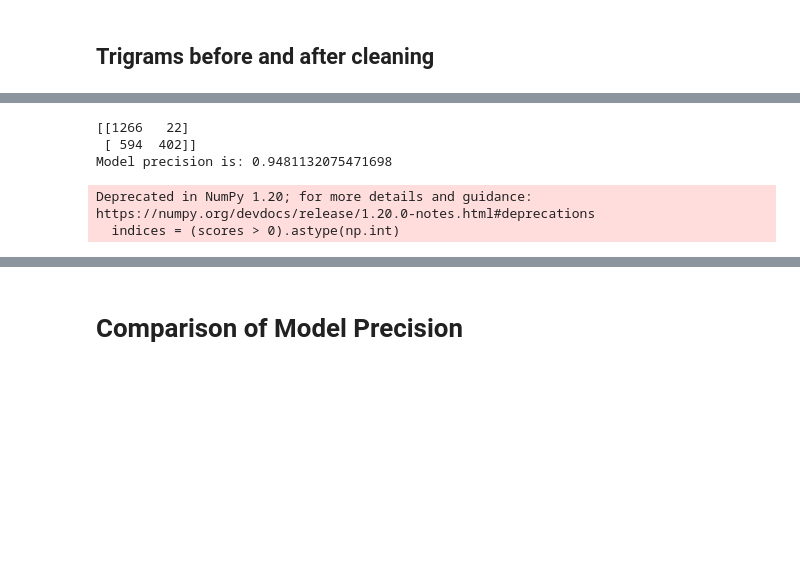
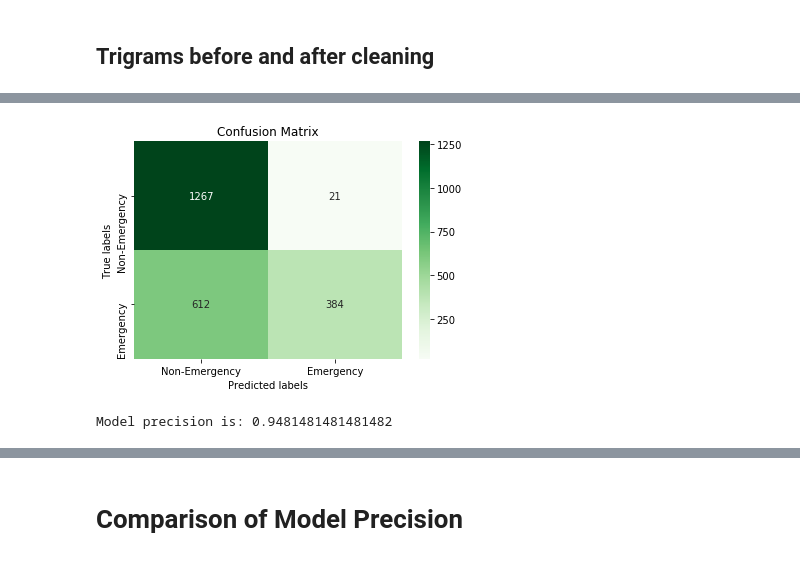
Before and after one commit to christesont/CS4447_FinalProject, a Jupyter notebook: Final_Project.ipynb, the cells around one changed output, grey strips where cells are left out. Saved outputs shown, nothing was run; the diff lists cells and outputs as text; code cells hidden in the pictures; blank space fills up the shorter version.

```diff
--- a/Final_Project.ipynb
+++ b/Final_Project.ipynb
@@ -286,29 +289,32 @@ print(f'Model precision is: {precision}')
 Model precision is: 0.8751696065128901
 # %%
 from sklearn.linear_model import SGDClassifier
+from sklearn.feature_selection import SelectFromModel
+from sklearn.svm import LinearSVC
 
 sgd = Pipeline([('vect', CountVectorizer(ngram_range=(1,3),max_features=50000)),
                 ('tfidf', TfidfTransformer()),
+                ('feature_selection', SelectFromModel(SGDClassifier(loss='hinge', penalty='l2',alpha=1e-3, random_state=42, max_iter=5, tol=None))),
                 ('clf', SGDClassifier(loss='hinge', penalty='l2',alpha=1e-3, random_state=42, max_iter=5, tol=None)),
+
                ])
 sgd.fit(xtrain, ytrain)
 
 ypred = sgd.predict(xtest)
 
 confusionMatrix = sklearn.metrics.confusion_matrix(ytest,ypred)
-print(confusionMatrix)
+plot_confusion_matrix(confusionMatrix)
+
+#sklearn.metrics.plot_confusion_matrix(sgd, X=xtest, y_true=ytest)
 tn, fp, fn, tp = confusionMatrix.ravel()
 accuracy = (tp+tn)/(sum(sum(confusionMatrix)))
 precision = tp / (tp+fp)
 models.append('SGD Classifier')
 precisions.append(precision)
 print(f'Model precision is: {precision}')
 # %% [output]
+[figure, added]
-[[1266   22]
- [ 594  402]]
-Model precision is: 0.9481132075471698
+Model precision is: 0.9481481481481482
-Deprecated in NumPy 1.20; for more details and guidance: https://numpy.org/devdocs/release/1.20.0-notes.html#deprecations
-  indices = (scores > 0).astype(np.int)
 # %%
 from sklearn.linear_model import LogisticRegression
 
```
Also changed, not shown: parts of 16 cells of this notebook.
